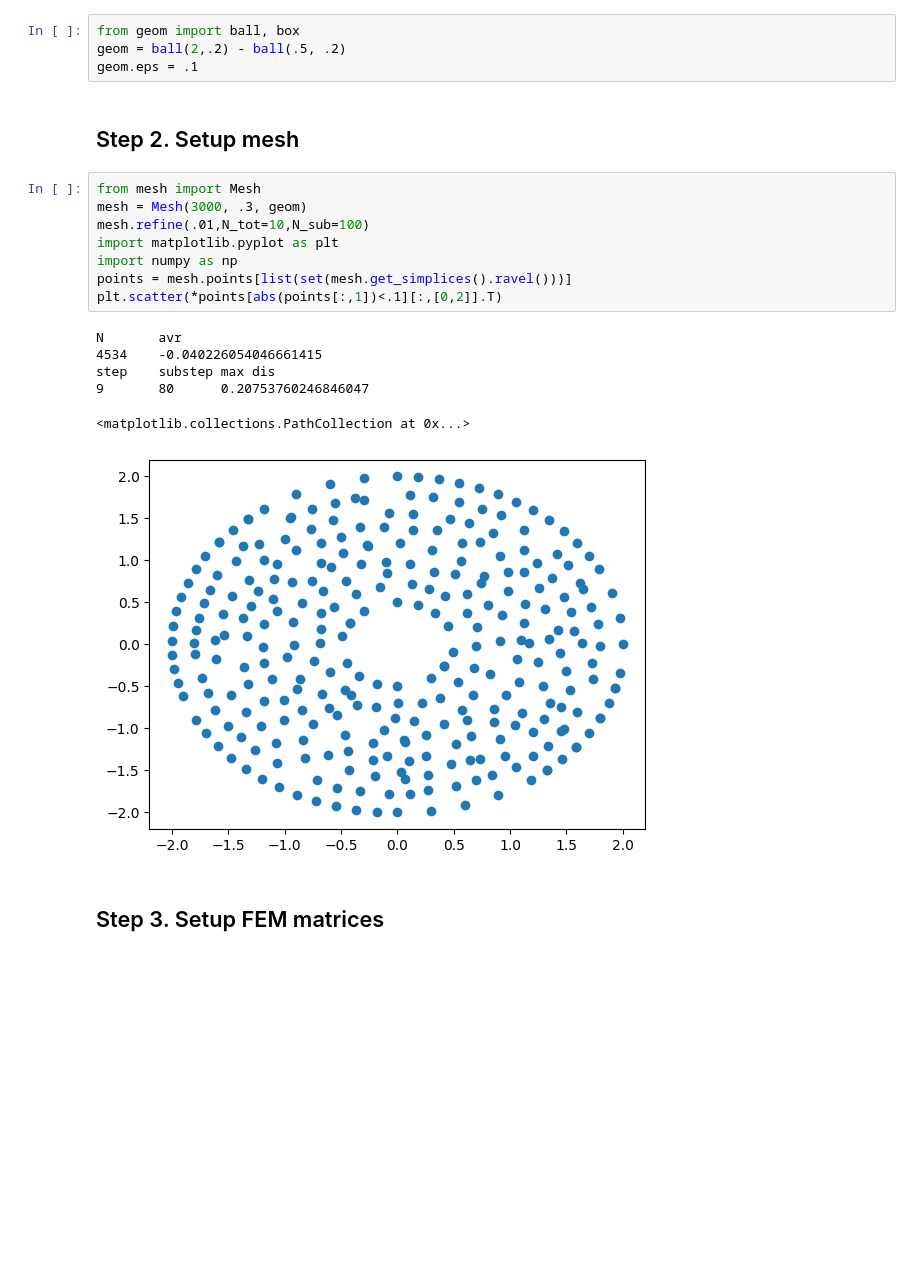
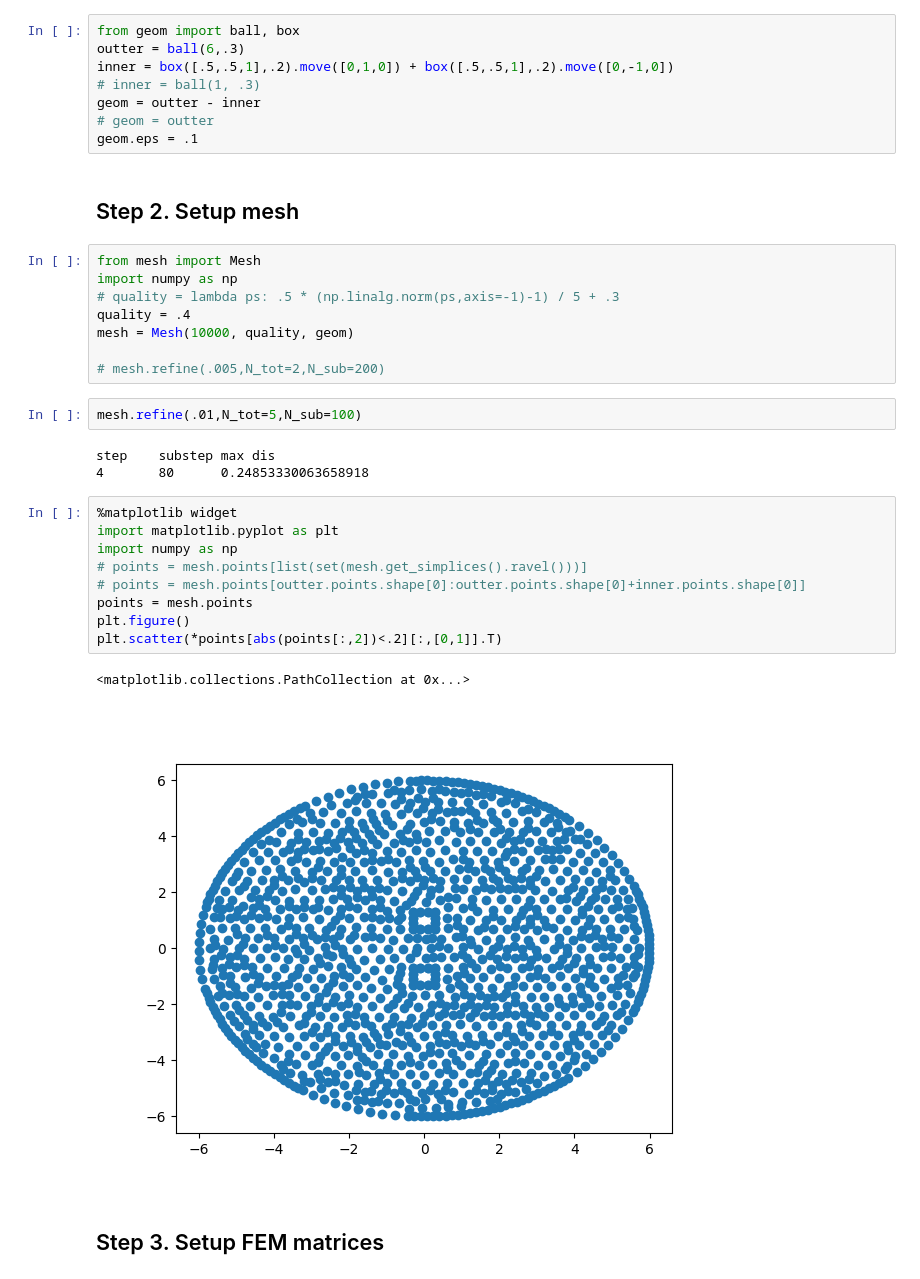
Before and after one commit to lunsong/FEM, a Jupyter notebook: scatter.ipynb, the cells around one changed output. Saved outputs shown, nothing was run; the diff lists cells and outputs as text; blank space fills up the shorter version.

```diff
--- a/scatter.ipynb
+++ b/scatter.ipynb
@@ -15,25 +15,39 @@ where $\Gamma$ is a spherical domain and $k=k_0$ at $\partial\Gamma$
 ## Step 1. Setup geometry
 # %%
 from geom import ball, box
-geom = ball(2,.2) - ball(.5, .2)
+outter = ball(6,.3)
+inner = box([.5,.5,1],.2).move([0,1,0]) + box([.5,.5,1],.2).move([0,-1,0])
+# inner = ball(1, .3)
+geom = outter - inner
+# geom = outter
 geom.eps = .1
 # %% [markdown]
 ## Step 2. Setup mesh
 # %%
 from mesh import Mesh
-mesh = Mesh(3000, .3, geom)
-mesh.refine(.01,N_tot=10,N_sub=100)
-import matplotlib.pyplot as plt
 import numpy as np
-points = mesh.points[list(set(mesh.get_simplices().ravel()))]
-plt.scatter(*points[abs(points[:,1])<.1][:,[0,2]].T)
+# quality = lambda ps: .5 * (np.linalg.norm(ps,axis=-1)-1) / 5 + .3
+quality = .4
+mesh = Mesh(10000, quality, geom)
+
+# mesh.refine(.005,N_tot=2,N_sub=200)
-# %% [output]
-N       avr
-4534    -0.040226054046661415
-step    substep max dis
-9       80      0.20753760246846047
-<matplotlib.collections.PathCollection at 0x...>
-[figure, removed]
+# %%
+mesh.refine(.01,N_tot=5,N_sub=100)
+# %% [output]
+step    substep max dis
+4       80      0.24853330063658918
+# %%
+%matplotlib widget
+import matplotlib.pyplot as plt
+import numpy as np
+# points = mesh.points[list(set(mesh.get_simplices().ravel()))]
+# points = mesh.points[outter.points.shape[0]:outter.points.shape[0]+inner.points.shape[0]]
+points = mesh.points
+plt.figure()
+plt.scatter(*points[abs(points[:,2])<.2][:,[0,1]].T)
+# %% [output]
+<matplotlib.collections.PathCollection at 0x...>
+[figure, added]
 # %% [markdown]
 ## Step 3. Setup FEM matrices
 # %%
```
Also changed, not shown: parts of 5 cells of this notebook, 1 other file.
